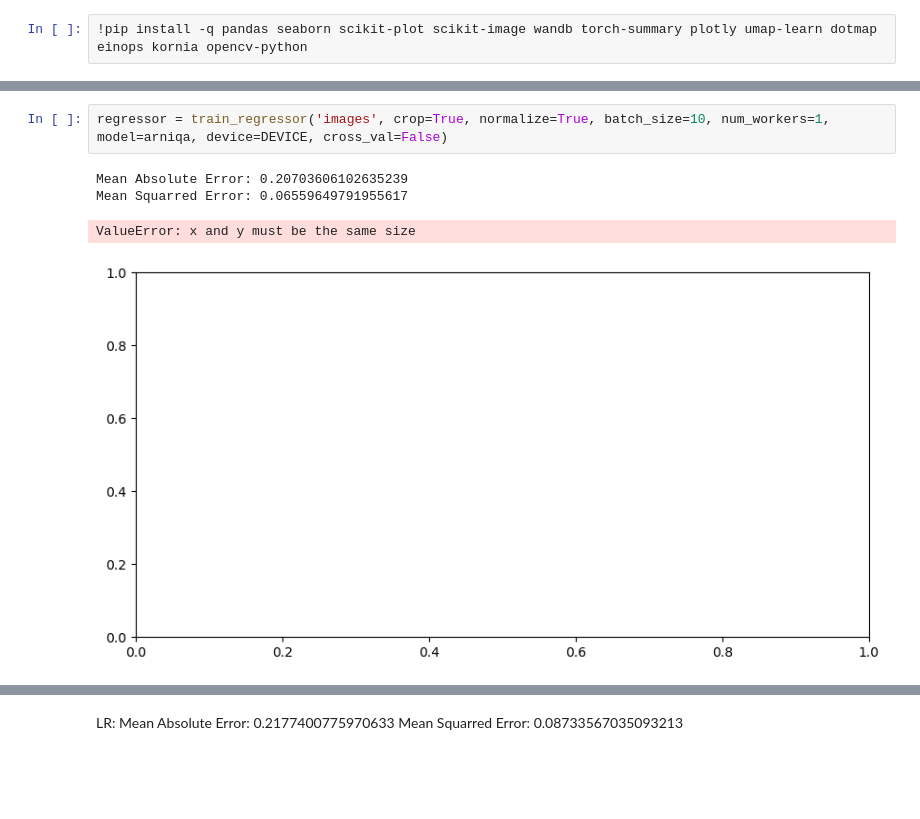
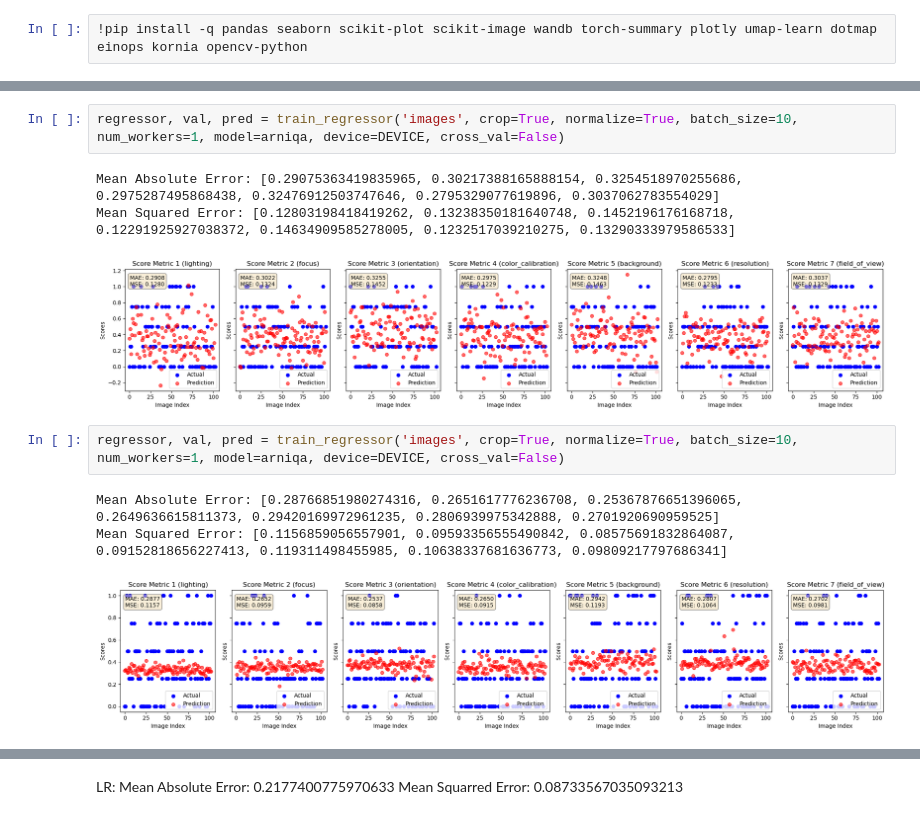
Before and after one commit to Schoggi-Mimi/bachelor-thesis, a Jupyter notebook: playground/train_regressor.ipynb, the cells around one changed output, grey strips where cells are left out. Cells and saved outputs as stored; diff of their text form; blank space fills up the shorter version.

```diff
--- a/playground/train_regressor.ipynb
+++ b/playground/train_regressor.ipynb
@@ -39,7 +194,12 @@ True
+# %%
+regressor, val, pred = train_regressor('images', crop=True, normalize=True, batch_size=10, num_workers=1, model=arniqa, device=DEVICE, cross_val=False)
+# %% [output]
+Mean Absolute Error: [0.29075363419835965, 0.30217388165888154, 0.3254518970255686, 0.2975287495868438, 0.32476912503747646, 0.2795329077619896, 0.3037062783554029]
+Mean Squared Error: [0.12803198418419262, 0.13238350181640748, 0.1452196176168718, 0.12291925927038372, 0.14634909585278005, 0.1232517039210275, 0.13290333979586533]
+[figure, added]
 # %%
-regressor = train_regressor('images', crop=True, normalize=True, batch_size=10, num_workers=1, model=arniqa, device=DEVICE, cross_val=False)
+regressor, val, pred = train_regressor('images', crop=True, normalize=True, batch_size=10, num_workers=1, model=arniqa, device=DEVICE, cross_val=False)
 # %% [output]
-Mean Absolute Error: 0.20703606102635239
-Mean Squarred Error: 0.06559649791955617
+Mean Absolute Error: [0.28766851980274316, 0.2651617776236708, 0.25367876651396065, 0.2649636615811373, 0.29420169972961235, 0.2806939975342888, 0.2701920690959525]
+Mean Squared Error: [0.1156859056557901, 0.09593356555490842, 0.08575691832864087, 0.09152818656227413, 0.119311498455985, 0.10638337681636773, 0.09809217797686341]
-ValueError: x and y must be the same size
-[figure, old version]
+[figure, new version]
```
Also changed, not shown: parts of 23 cells of this notebook, 4 other files.
